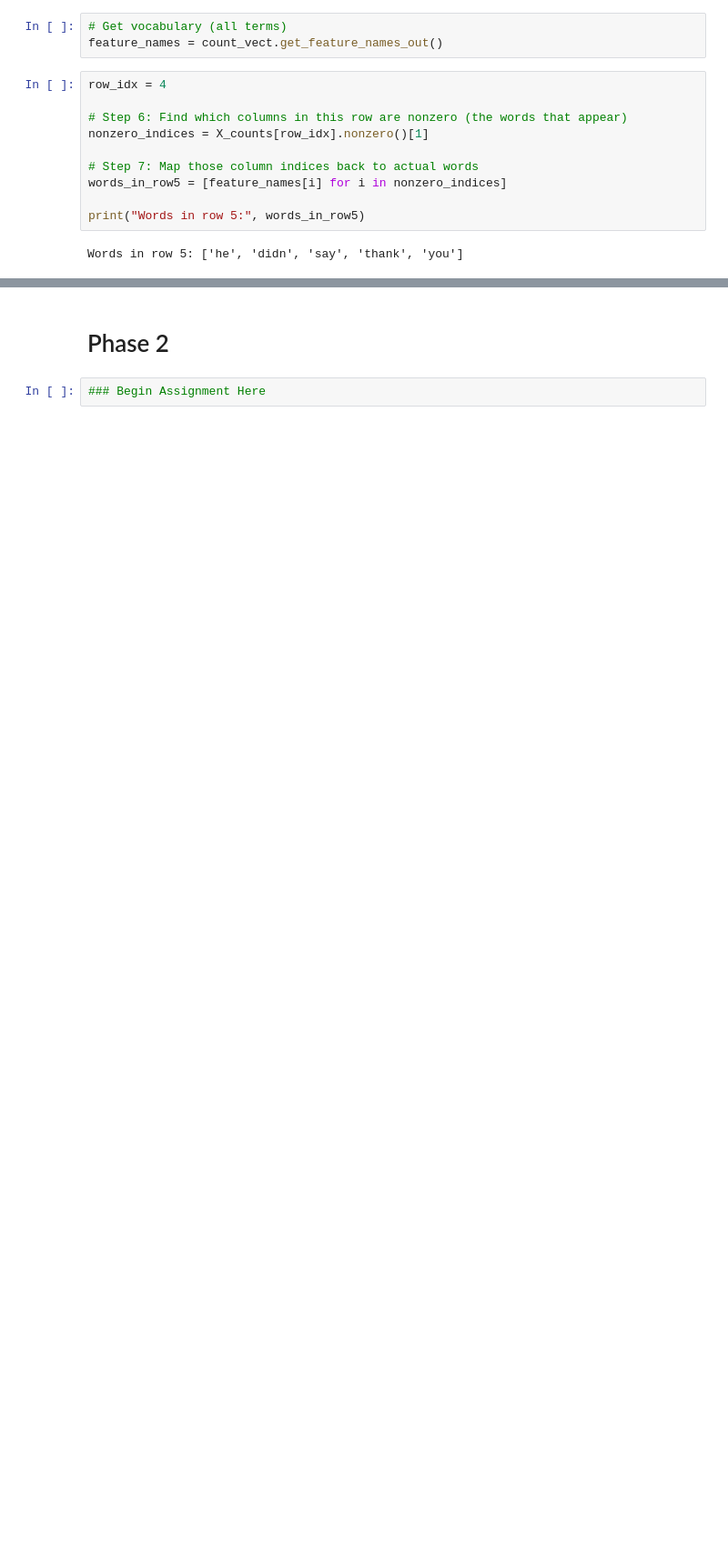
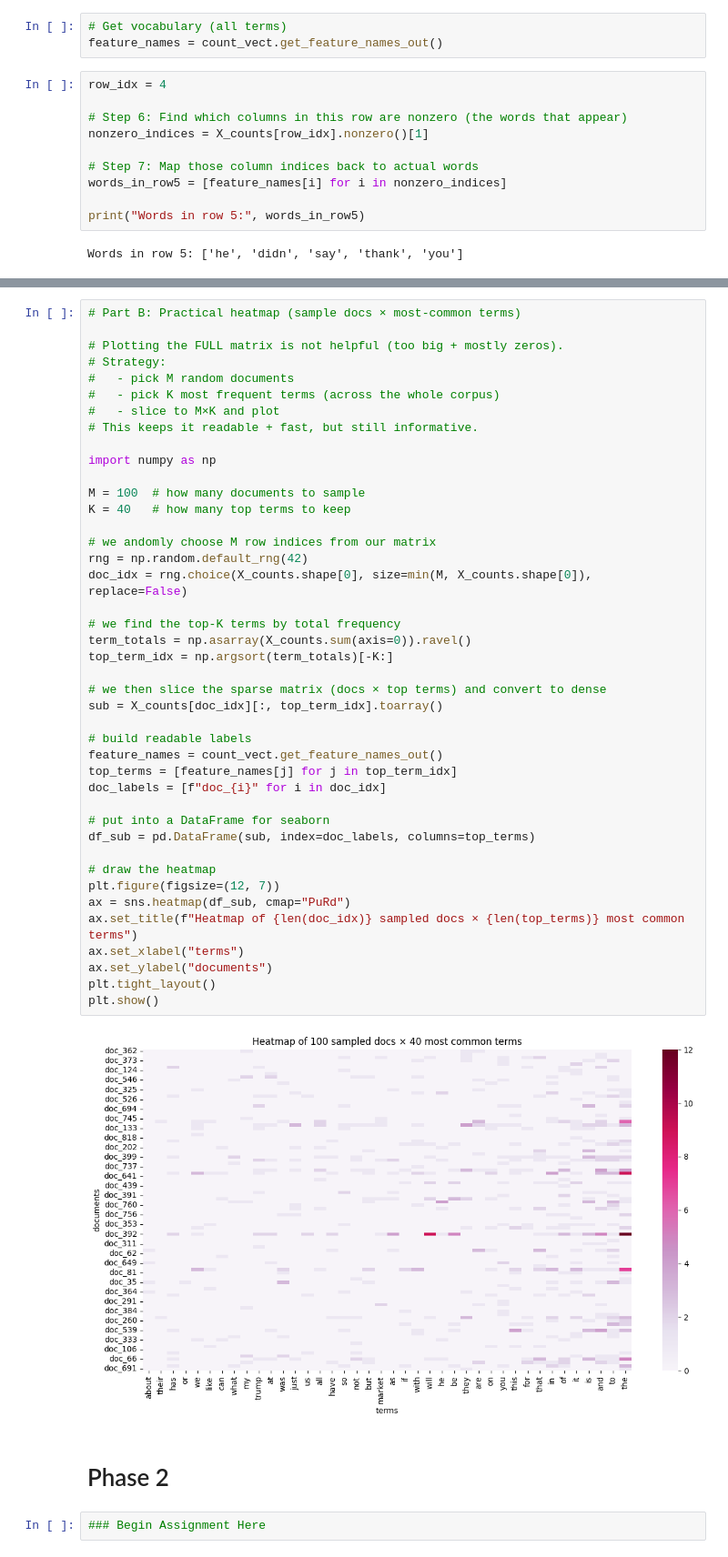
Before and after one commit to viajati/DM2025-Lab1-Exercise, a Jupyter notebook: DM2025-Lab1-Homework.ipynb, the cells around one changed output, grey strips where cells are left out. Shown: that part at 91% size. Saved outputs shown, nothing was run; the diff lists cells and outputs as text; blank space fills up the shorter version.

```diff
--- a/DM2025-Lab1-Homework.ipynb
+++ b/DM2025-Lab1-Homework.ipynb
@@ -419,3 +454,47 @@ Words in row 5: ['he', 'didn', 'say', 'thank', 'you']
+# %%
+# Part B: Practical heatmap (sample docs × most-common terms)
+
+# Plotting the FULL matrix is not helpful (too big + mostly zeros).
+# Strategy:
+#   - pick M random documents
+#   - pick K most frequent terms (across the whole corpus)
+#   - slice to M×K and plot
+# This keeps it readable + fast, but still informative.
+
+import numpy as np
+
+M = 100  # how many documents to sample
+K = 40   # how many top terms to keep
+
+# we andomly choose M row indices from our matrix
+rng = np.random.default_rng(42)
+doc_idx = rng.choice(X_counts.shape[0], size=min(M, X_counts.shape[0]), replace=False)
+
+# we find the top-K terms by total frequency
+term_totals = np.asarray(X_counts.sum(axis=0)).ravel()
+top_term_idx = np.argsort(term_totals)[-K:]
+
+# we then slice the sparse matrix (docs × top terms) and convert to dense
+sub = X_counts[doc_idx][:, top_term_idx].toarray()
+
+# build readable labels
+feature_names = count_vect.get_feature_names_out()
+top_terms = [feature_names[j] for j in top_term_idx]
+doc_labels = [f"doc_{i}" for i in doc_idx]
+
+# put into a DataFrame for seaborn
+df_sub = pd.DataFrame(sub, index=doc_labels, columns=top_terms)
+
+# draw the heatmap
+plt.figure(figsize=(12, 7))
+ax = sns.heatmap(df_sub, cmap="PuRd")
+ax.set_title(f"Heatmap of {len(doc_idx)} sampled docs × {len(top_terms)} most common terms")
+ax.set_xlabel("terms")
+ax.set_ylabel("documents")
+plt.tight_layout()
+plt.show()
+# %% [output]
+[figure, added]
 # %% [markdown]
 # Phase 2
 # %%
```
Also changed, not shown: parts of 1 cell of this notebook.
